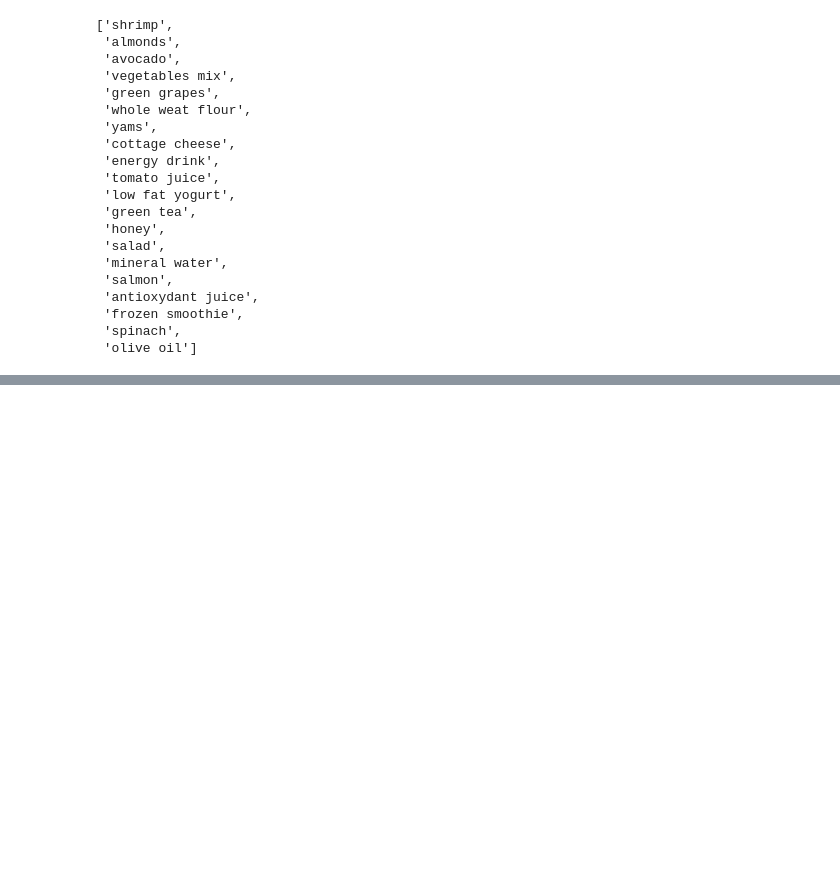
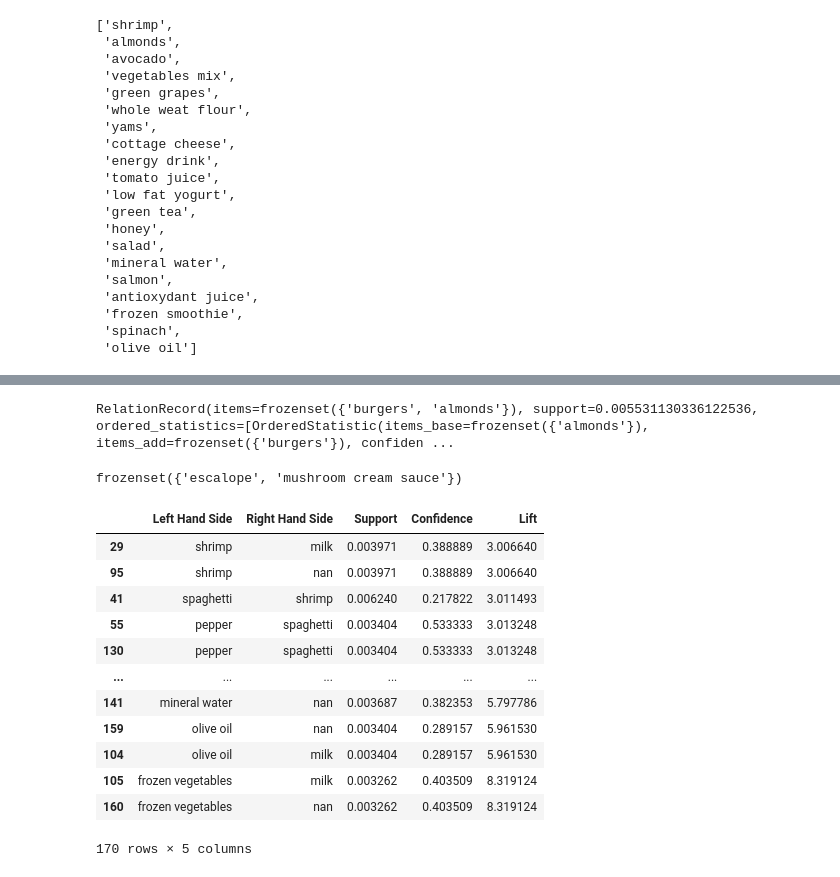
Before and after one commit to Jashan-jj/Machine-learning, a Jupyter notebook: Association Rule Learning/Apriori.ipynb, the cells around one changed output, grey strips where cells are left out. Cells and saved outputs as stored; diff of their text form; code cells hidden in the pictures; blank space fills up the shorter version.

```diff
--- a/Association Rule Learning/Apriori.ipynb
+++ b/Association Rule Learning/Apriori.ipynb
@@ -74,0 +84,38 @@ AttributeError: 'list' object has no attribute 'size'
+# %%
+from apyori import apriori
+rules= apriori(transactions, min_support=0.003, min_confidence=0.2, min_lift=3, min_length=2, max_lenght=2)
+# %%
+results= list(rules)
+# %%
+results[0]
+# %% [output]
+RelationRecord(items=frozenset({'burgers', 'almonds'}), support=0.005531130336122536, ordered_statistics=[OrderedStatistic(items_base=frozenset({'almonds'}), items_add=frozenset({'burgers'}), confiden ...
+# %%
+results[2][0]
+# %% [output]
+frozenset({'escalope', 'mushroom cream sauce'})
+# %%
+def inspect(results):
+    lhs         = [tuple(result[2][0][0])[0] for result in results]
+    rhs         = [tuple(result[2][0][1])[0] for result in results]
+    supports    = [result[1] for result in results]
+    confidences = [result[2][0][2] for result in results]
+    lifts       = [result[2][0][3] for result in results]
+    return list(zip(lhs, rhs, supports, confidences, lifts))
+suggestions = pd.DataFrame(inspect(results), columns = ['Left Hand Side', 'Right Hand Side', 'Support', 'Confidence', 'Lift'])
+# %%
+suggestions.sort_values(by='Lift')
+# %% [output]
+|  | Left Hand Side | Right Hand Side | Support | Confidence | Lift |
+| 29 | shrimp | milk | 0.003971 | 0.388889 | 3.006640 |
+| 95 | shrimp | nan | 0.003971 | 0.388889 | 3.006640 |
+| 41 | spaghetti | shrimp | 0.006240 | 0.217822 | 3.011493 |
+| 55 | pepper | spaghetti | 0.003404 | 0.533333 | 3.013248 |
+| 130 | pepper | spaghetti | 0.003404 | 0.533333 | 3.013248 |
+| ... | ... | ... | ... | ... | ... |
+| 141 | mineral water | nan | 0.003687 | 0.382353 | 5.797786 |
+| 159 | olive oil | nan | 0.003404 | 0.289157 | 5.961530 |
+| 104 | olive oil | milk | 0.003404 | 0.289157 | 5.961530 |
+| 105 | frozen vegetables | milk | 0.003262 | 0.403509 | 8.319124 |
+| 160 | frozen vegetables | nan | 0.003262 | 0.403509 | 8.319124 |
+170 rows × 5 columns
```
Also changed, not shown: parts of 3 cells of this notebook.
